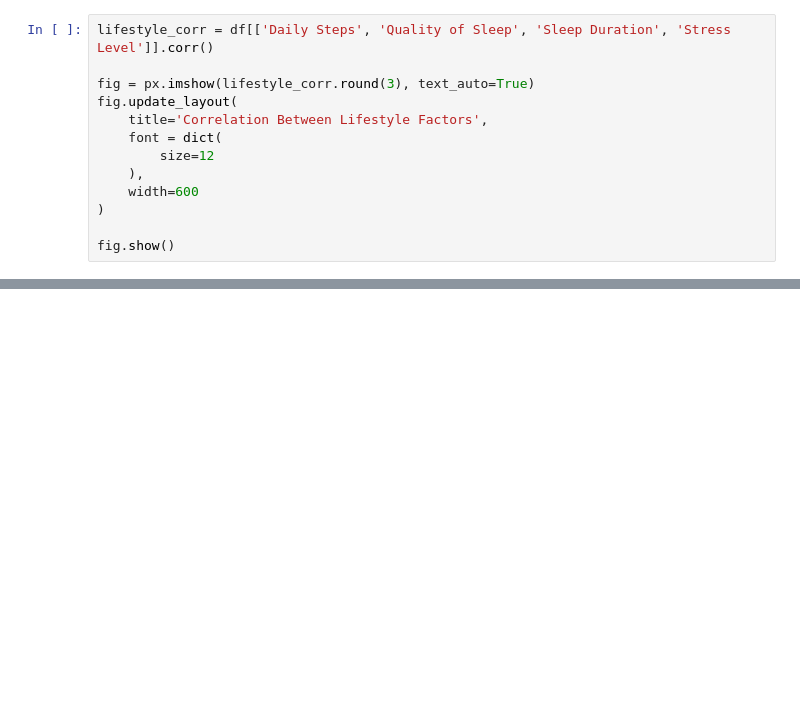
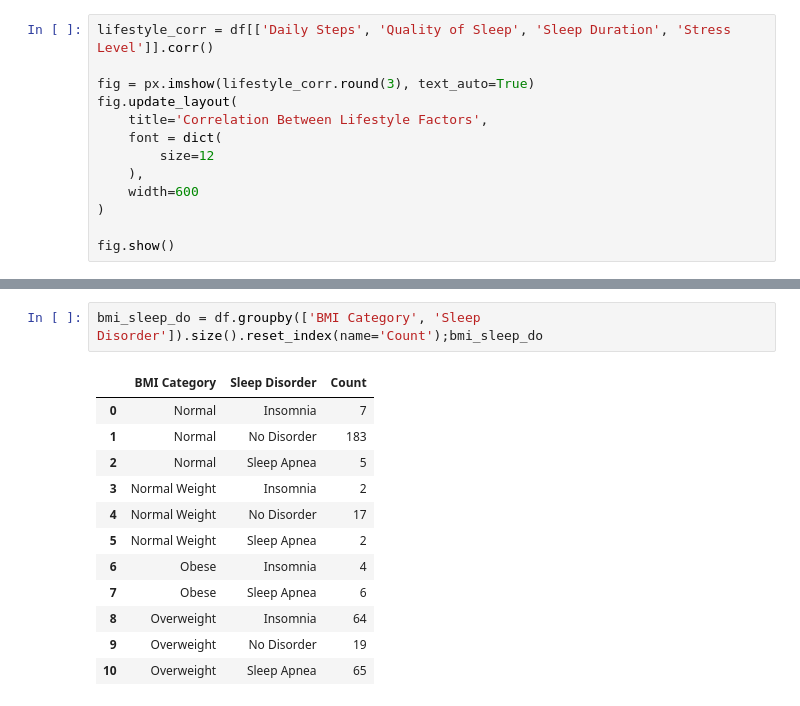
Before and after one commit to AshNumpy/Sleep-Health-ML-Project, a Jupyter notebook: Notebooks/visualization.ipynb, the cells around one changed output, grey strips where cells are left out. Drawn from its saved outputs; the diff is of its cells as text; blank space fills up the shorter version.

```diff
--- a/Notebooks/visualization.ipynb
+++ b/Notebooks/visualization.ipynb
@@ -340,0 +424,15 @@ fig.show()
+# %%
+bmi_sleep_do = df.groupby(['BMI Category', 'Sleep Disorder']).size().reset_index(name='Count');bmi_sleep_do
+# %% [output]
+|  | BMI Category | Sleep Disorder | Count |
+| 0 | Normal | Insomnia | 7 |
+| 1 | Normal | No Disorder | 183 |
+| 2 | Normal | Sleep Apnea | 5 |
+| 3 | Normal Weight | Insomnia | 2 |
+| 4 | Normal Weight | No Disorder | 17 |
+| 5 | Normal Weight | Sleep Apnea | 2 |
+| 6 | Obese | Insomnia | 4 |
+| 7 | Obese | Sleep Apnea | 6 |
+| 8 | Overweight | Insomnia | 64 |
+| 9 | Overweight | No Disorder | 19 |
+| 10 | Overweight | Sleep Apnea | 65 |
```
Also changed, not shown: parts of 9 cells of this notebook.
